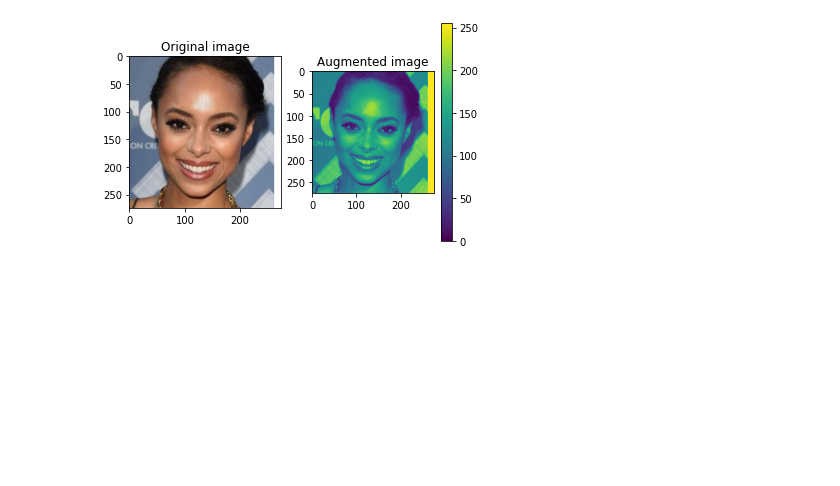
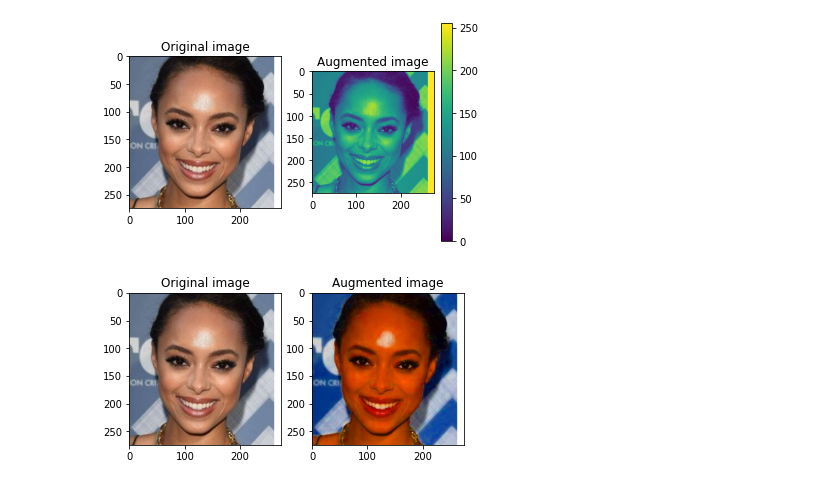
Before and after one commit to pradeepprasad/Machine_Learning_Workspace, a Jupyter notebook: Data_augmentation_01.ipynb, the cells around one changed output. Drawn from its saved outputs; the diff is of its cells as text; code cells hidden in the pictures; blank space fills up the shorter version.

```diff
--- a/Data_augmentation_01.ipynb
+++ b/Data_augmentation_01.ipynb
@@ -76,3 +76,8 @@ visualize(im, tf.squeeze(grayscaled))
 _ = plt.colorbar()
 # %% [output]
 [figure]
+# %%
+saturated = tf.image.adjust_saturation(im, 3)
+visualize(im, saturated)
+# %% [output]
+[figure, added]
```
Also changed, not shown: parts of 4 cells of this notebook.
